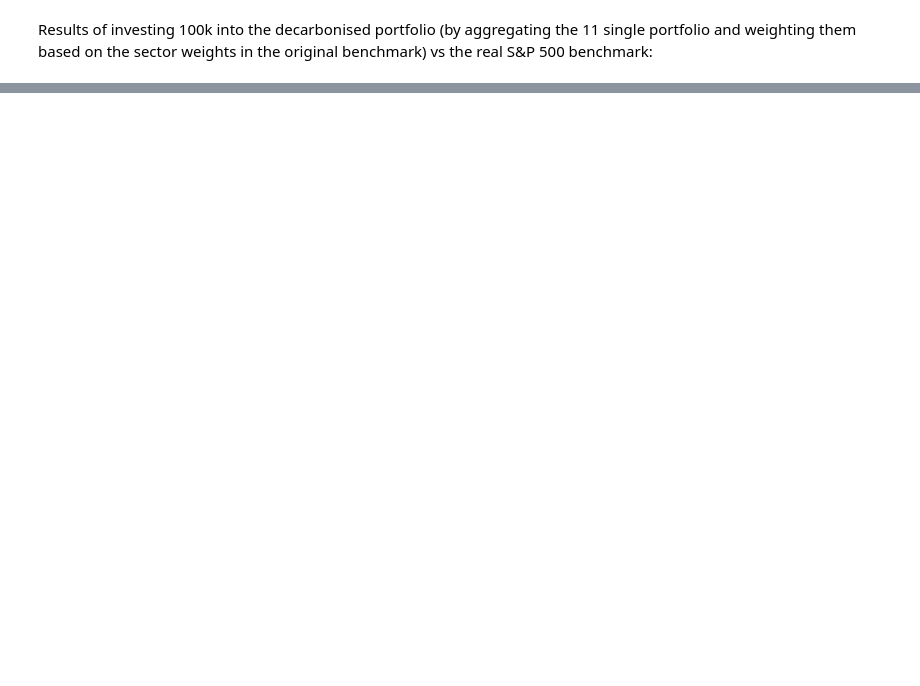
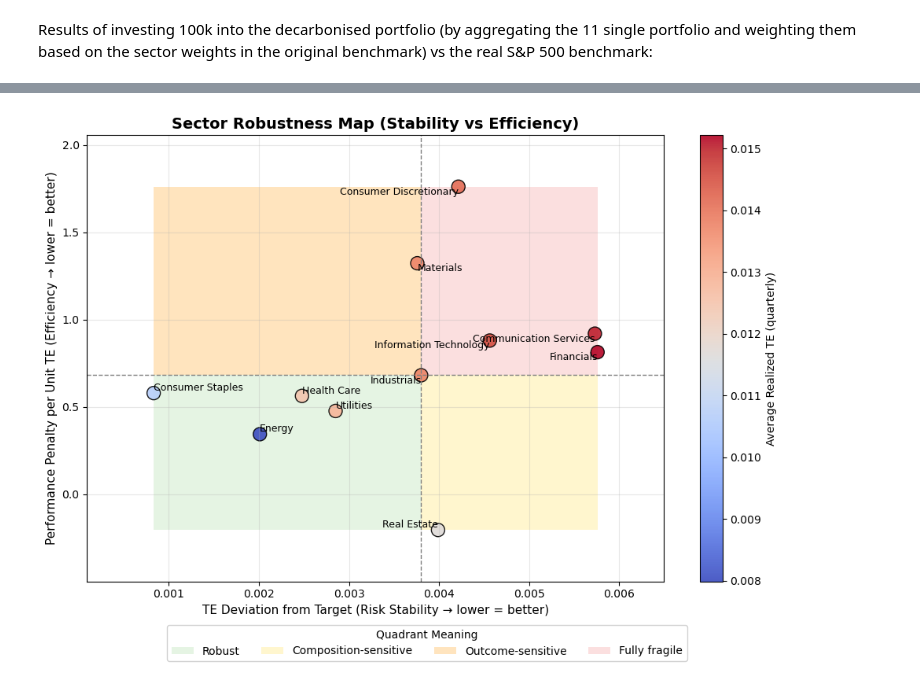
Before and after one commit to rebecca-di-francesco-bfh/sectoral-decarbonization, a Jupyter notebook: display_results_te_testing.ipynb, the cells around one changed output, grey strips where cells are left out. Drawn from its saved outputs; the diff is of its cells as text; code cells hidden in the pictures; blank space fills up the shorter version.

Commit message:
Created scores for all sectors and time periods

```diff
--- a/display_results_te_testing.ipynb
+++ b/display_results_te_testing.ipynb
@@ -197,3 +358,86 @@ Results of investing 100k into the decarbonised portfolio (by aggregating the 11
+# %%
+import matplotlib.pyplot as plt
+import matplotlib.patches as patches
+import numpy as np
+
+df = robust_summary.copy()
+
+x = df["Avg_TE_Deviation"].values
+y = df["Avg_Efficiency"].values
+sectors = df["Sector"].values
+
+# Median-based quadrants
+x_med = np.nanmedian(x)
+y_med = np.nanmedian(y)
+
+# --- Figure setup ---
+fig, ax = plt.subplots(figsize=(10, 7))
+
+# Shaded quadrants (correct scaling)
+x_min, x_max = x.min(), x.max()
+y_min, y_max = y.min(), y.max()
+x_pad = (x_max - x_min) * 0.15
+y_pad = (y_max - y_min) * 0.15
+
+ax.set_xlim(x_min - x_pad, x_max + x_pad)
+ax.set_ylim(y_min - y_pad, y_max + y_pad)
+
+quadrants = [
+    (x_min, x_med, y_min, y_med, "#B7E1B0", "Robust"),
+    (x_med, x_max, y_min, y_med, "#FFE873", "Composition-sensitive"),
+    (x_min, x_med, y_med, y_max, "#FFB347", "Outcome-sensitive"),
+    (x_med, x_max, y_med, y_max, "#F4A6A6", "Fully fragile")
+]
+
+for (x0, x1, y0, y1, color, label) in quadrants:
+    rect = patches.Rectangle((x0, y0), x1-x0, y1-y0,
+                             facecolor=color, alpha=0.35, label=label, zorder=0)
+    ax.add_patch(rect)
+
+# --- Scatter plot ---
+sc = ax.scatter(
+    x, y,
+    s=150,
+    c=df["Avg_Realized_TE"],
+    cmap="coolwarm",
+    edgecolor="k",
+    alpha=0.9
+)
+
+# --- Labels ---
+for i, sector in enumerate(sectors):
+    ha = 'left' if x[i] < x_med else 'right'
+    va = 'bottom' if y[i] < y_med else 'top'
+    ax.text(x[i], y[i], sector, fontsize=9, ha=ha, va=va)
+
+# --- Lines & aesthetics ---
+ax.axvline(x=x_med, color="gray", linestyle="--", linewidth=1)
+ax.axhline(y=y_med, color="gray", linestyle="--", linewidth=1)
+
+ax.set_title("Sector Robustness Map (Stability vs Efficiency)", fontsize=14, fontweight="bold")
+ax.set_xlabel("TE Deviation from Target (Risk Stability → lower = better)", fontsize=11)
+ax.set_ylabel("Performance Penalty per Unit TE (Efficiency → lower = better)", fontsize=11)
+
+# --- Colorbar ---
+cbar = plt.colorbar(sc, ax=ax)
+cbar.set_label("Average Realized TE (quarterly)", fontsize=10)
+
+# --- Legend below ---
+handles, labels = ax.get_legend_handles_labels()
+by_label = dict(zip(labels, handles))
+legend = fig.legend(by_label.values(), by_label.keys(),
+                    title="Quadrant Meaning",
+                    loc="lower center",
+                    bbox_to_anchor=(0.5, -0.02),
+                    ncol=4,
+                    frameon=True)
+legend.get_frame().set_alpha(0.9)
+
+ax.grid(alpha=0.3)
+plt.tight_layout(rect=[0, 0.05, 1, 1])
+plt.show()
+# %% [output]
+[figure, added]
 # %%
 import pandas as pd
 import glob
```
Also changed, not shown: parts of 9 cells of this notebook, 9 other files.
